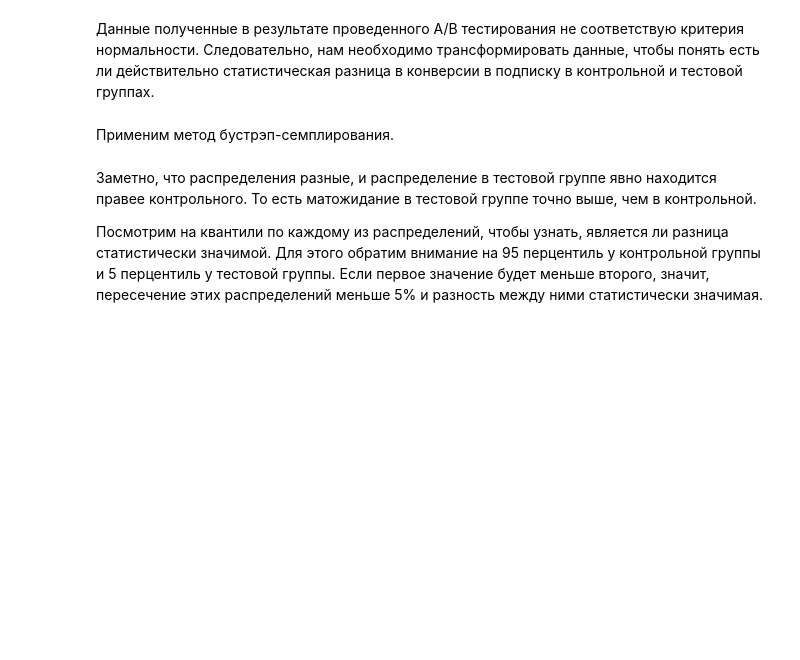
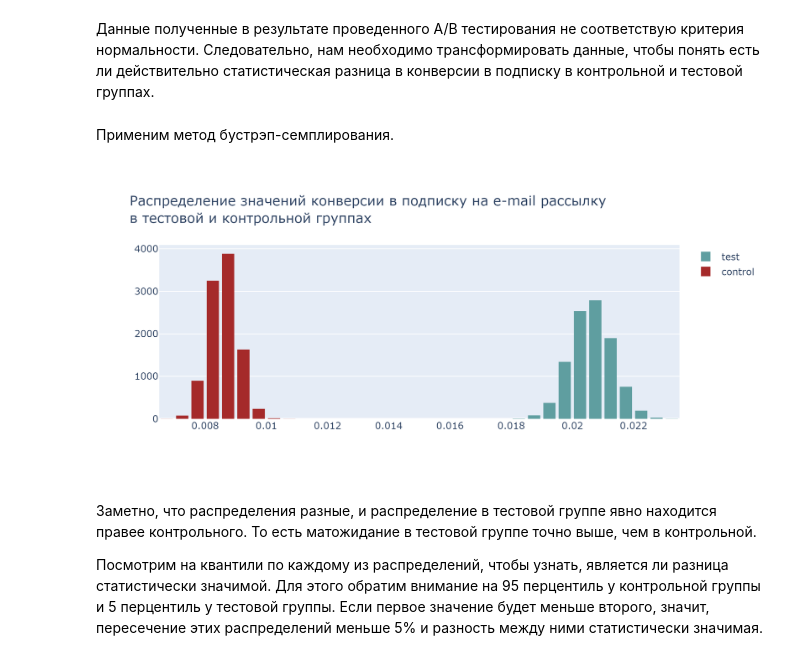
Before and after one commit to mikhaylovskaya-karina/Project-6-AB_test_tesults_analysis_Python, a Jupyter notebook: Project_6_AB_test_results_analysis_Python_KM.ipynb, the cells around one changed output. Saved outputs shown, nothing was run; the diff lists cells and outputs as text; code cells hidden in the pictures; blank space fills up the shorter version.

```diff
--- a/Project_6_AB_test_results_analysis_Python_KM.ipynb
+++ b/Project_6_AB_test_results_analysis_Python_KM.ipynb
@@ -109,37 +118,42 @@ from tqdm import tqdm
 # группах в период тестирования
 test_all_values = data[data['Group Type'] == 'test']['Conversion'].values.tolist()
 control_all_values = data[data['Group Type'] == 'control']['Conversion'].values.tolist()
 # создаем пустые списки, где будут находиться значения конверсии в группах
 sample_mean_test = []
 sample_mean_control = []
 
 # устанавливаем seed
 np.random.seed(2)
 
 # 10 000 раз берем случайные выборки из 300 значений конверсий тестовой и контрольной групп,
 # среднее каждой выборки сохраняем в созданных списках
 for i in tqdm(range(10000)):
     sample = np.random.choice(test_all_values, size = 300)
     sample_mean_test.append(np.mean(sample))
 
     sample = np.random.choice(control_all_values, size=300)
     sample_mean_control.append(np.mean(sample))
 
 # создаем визуализацию распределения конверсии в тестовой и контрольной группах
 import plotly.graph_objects as go
 
 fig = go.Figure()
 fig.add_trace(go.Histogram(x=sample_mean_test,
-                           name='test_group',
+                           name='test',
                            marker_color="cadetblue"))
 fig.add_trace(go.Histogram(x=sample_mean_control,
-                           name='control_group',
+                           name='control',
                            marker_color="brown"))
 
-fig.update_layout(title_text='Распределение значений конверсии в подписку на e-mail рассылку в тестовой и контрольной группах',
+fig.update_layout(title_text='Распределение значений конверсии в подписку на e-mail рассылку<br>в тестовой и контрольной группах',
                   showlegend=True)
 
-fig.show()
+# создаем статическую визуализацию для отображение на github
+# при запуске кода use fig.show()
+img = fig.to_image(format="png", width=850, height=400, scale=3, engine="orca")
+Image(img)
+# %% [output]
+[figure, added]
 # %% [markdown]
 Заметно, что распределения разные, и распределение в тестовой группе явно находится правее контрольного. То есть матожидание в тестовой группе точно выше, чем в контрольной.
 
```
Also changed, not shown: parts of 4 cells of this notebook.
